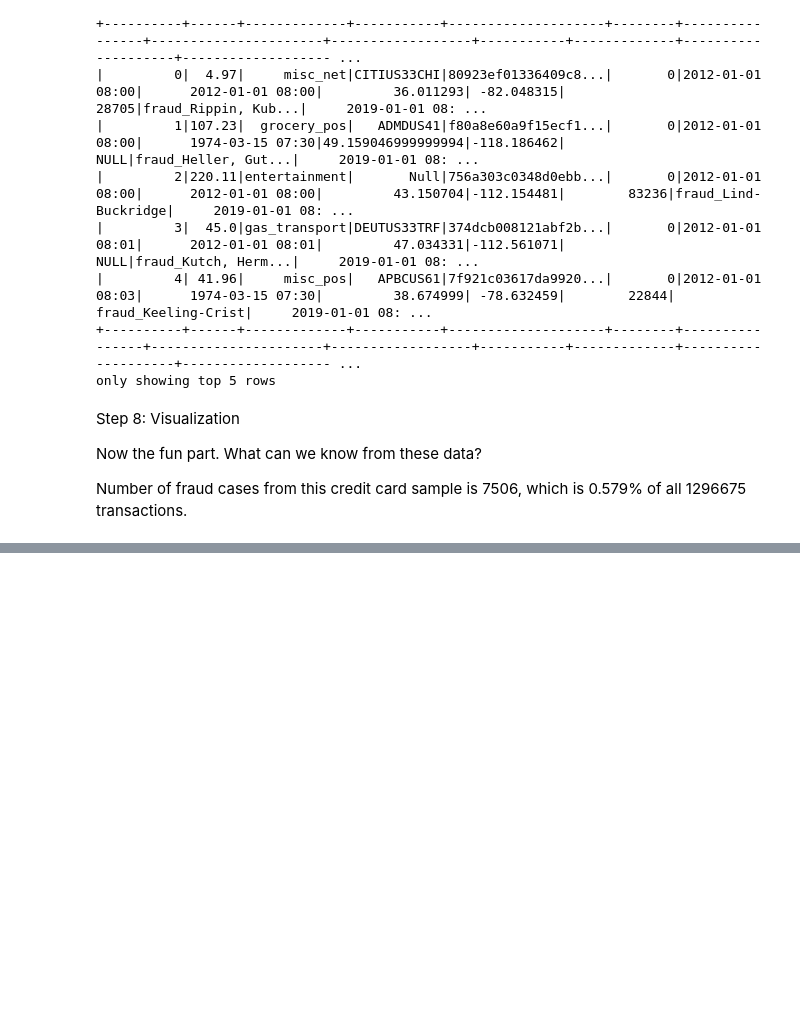
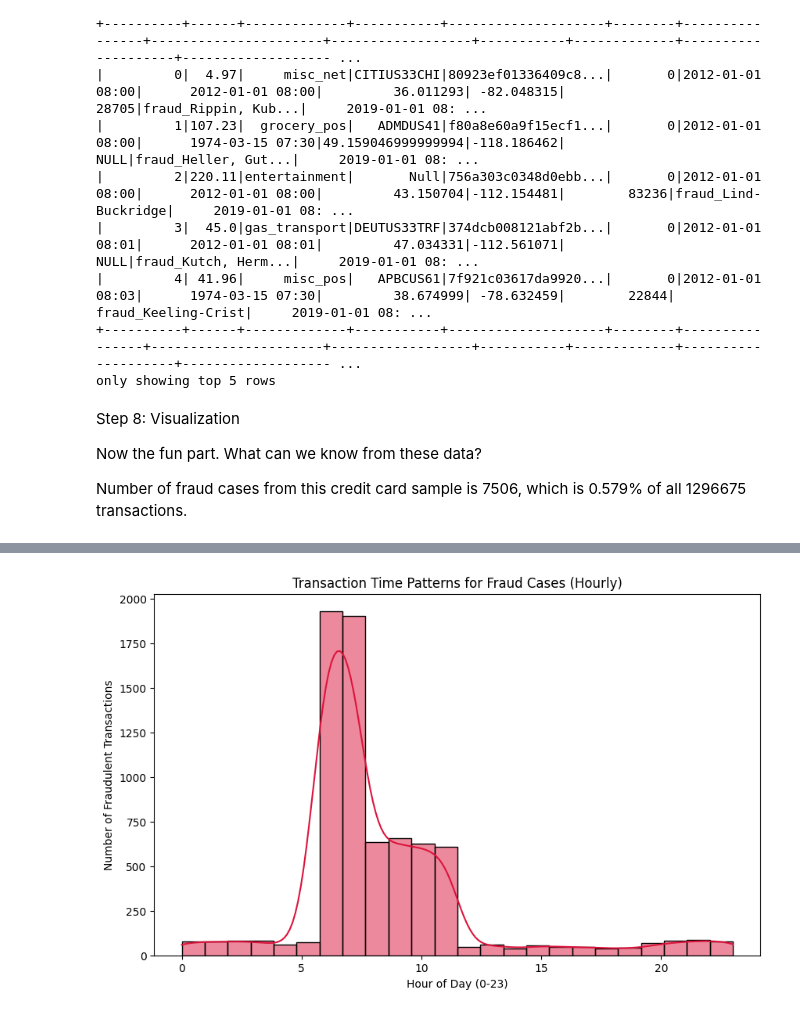
Before and after one commit to HQLoke/paynet-assessment, a Jupyter notebook: assessment.ipynb, the cells around one changed output, grey strips where cells are left out. Drawn from its saved outputs; the diff is of its cells as text; code cells hidden in the pictures; blank space fills up the shorter version.

```diff
--- a/assessment.ipynb
+++ b/assessment.ipynb
@@ -233,0 +232,13 @@ Passing `palette` without assigning `hue` is deprecated and will be removed in v
+# %%
+fraud_df_pandas['trans_date_trans_time'] = pd.to_datetime(fraud_df_pandas['trans_date_trans_time'])
+fraud_df_pandas['hour'] = fraud_df_pandas['trans_date_trans_time'].dt.hour
+
+# Plot histogram of transaction times for fraud cases
+plt.figure(figsize=(10, 6))
+sns.histplot(fraud_df_pandas['hour'], bins=24, kde=True, color='crimson')
+plt.title('Transaction Time Patterns for Fraud Cases (Hourly)')
+plt.xlabel('Hour of Day (0-23)')
+plt.ylabel('Number of Fraudulent Transactions')
+plt.show()
+# %% [output]
+[figure, added]
```
Also changed, not shown: parts of 1 cell of this notebook.
